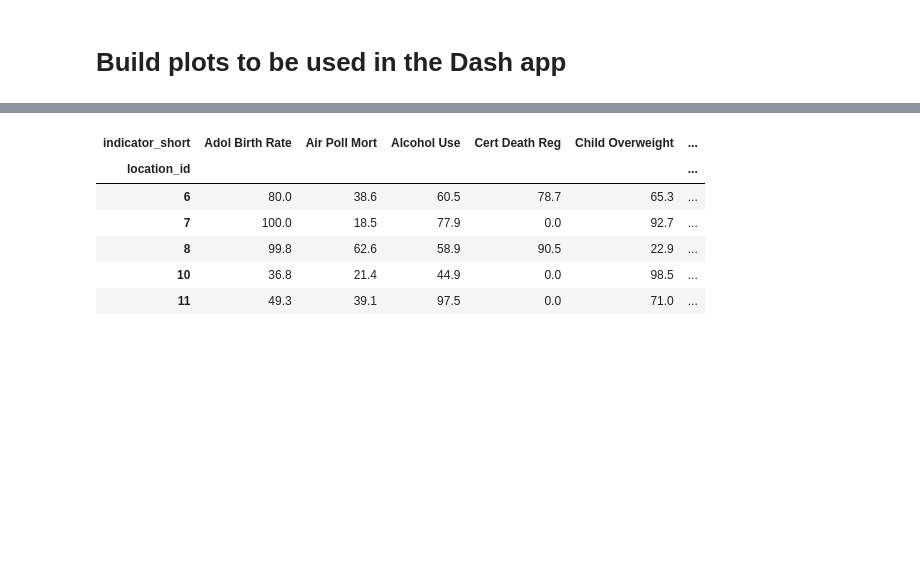
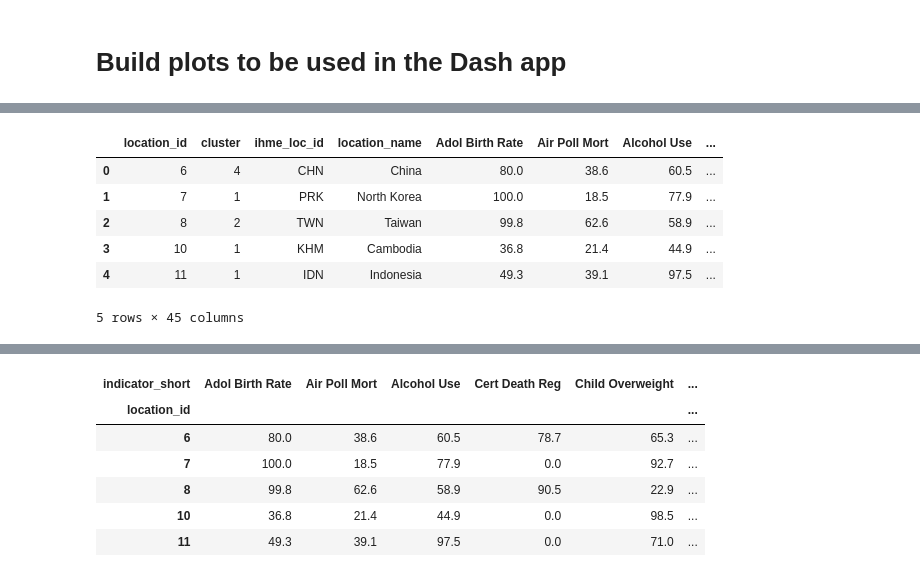
Before and after one commit to zwrankin/health_indicators, a Jupyter notebook: notebooks/_archive/2019_02_02_plotly_graphing_sandbox.ipynb, the cells around one changed output, grey strips where cells are left out. Cells and saved outputs as stored; diff of their text form; code cells hidden in the pictures; blank space fills up the shorter version.

```diff
--- a/notebooks/2019_02_02_plotly_graphing_sandbox.ipynb
+++ b/notebooks/_archive/2019_02_02_plotly_graphing_sandbox.ipynb
@@ -14,0 +44,14 @@ init_notebook_mode(connected=True)
+# %%
+# df_clustered = pd.merge(clusters, df).rename(columns={'scaled_value':'value'})
+df_clustered = df.pivot(index='location_name', columns='indicator_short', values='scaled_value')
+df_clustered = pd.merge(location_metadata, df_clustered.reset_index())
+df_clustered = pd.merge(clusters, df_clustered)
+df_clustered.head()
+# %% [output]
+|  | location_id | cluster | ihme_loc_id | location_name | Adol Birth Rate | Air Poll Mort | Alcohol Use | ... |
+| 0 | 6 | 4 | CHN | China | 80.0 | 38.6 | 60.5 | ... |
+| 1 | 7 | 1 | PRK | North Korea | 100.0 | 18.5 | 77.9 | ... |
+| 2 | 8 | 2 | TWN | Taiwan | 99.8 | 62.6 | 58.9 | ... |
+| 3 | 10 | 1 | KHM | Cambodia | 36.8 | 21.4 | 44.9 | ... |
+| 4 | 11 | 1 | IDN | Indonesia | 49.3 | 39.1 | 97.5 | ... |
+5 rows × 45 columns
```
Also changed, not shown: parts of 30 cells of this notebook, 11 other files.
